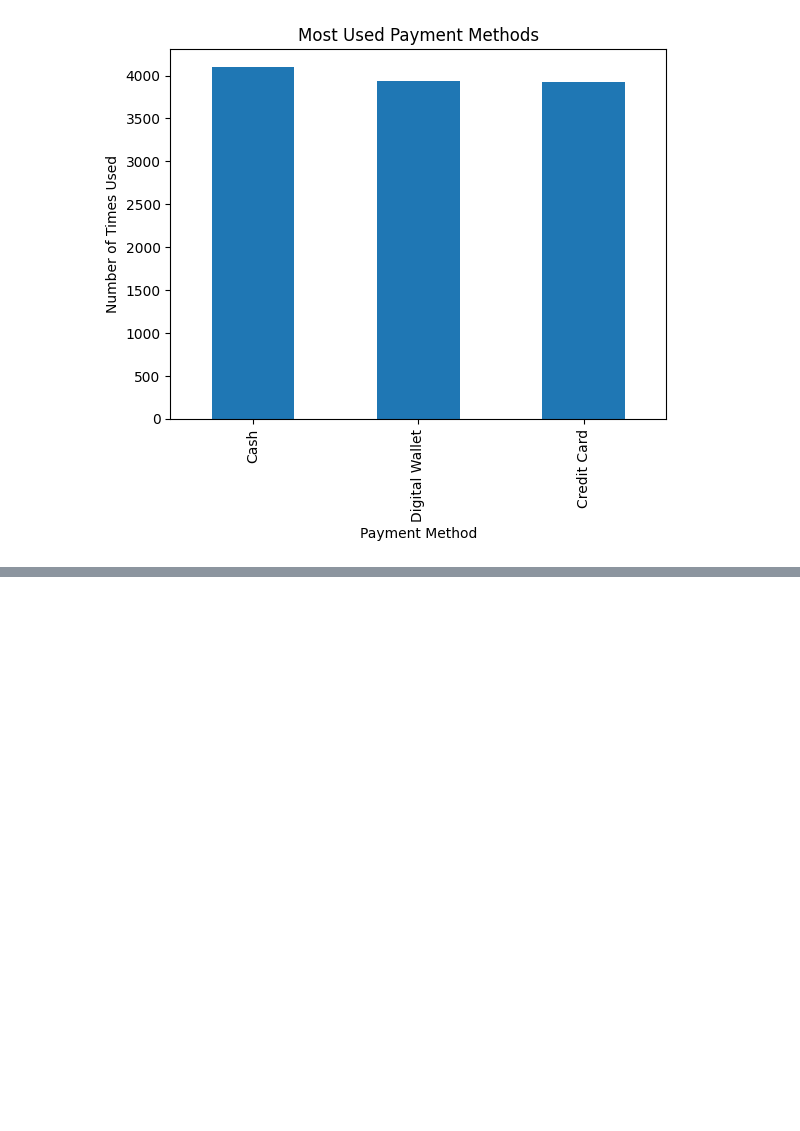
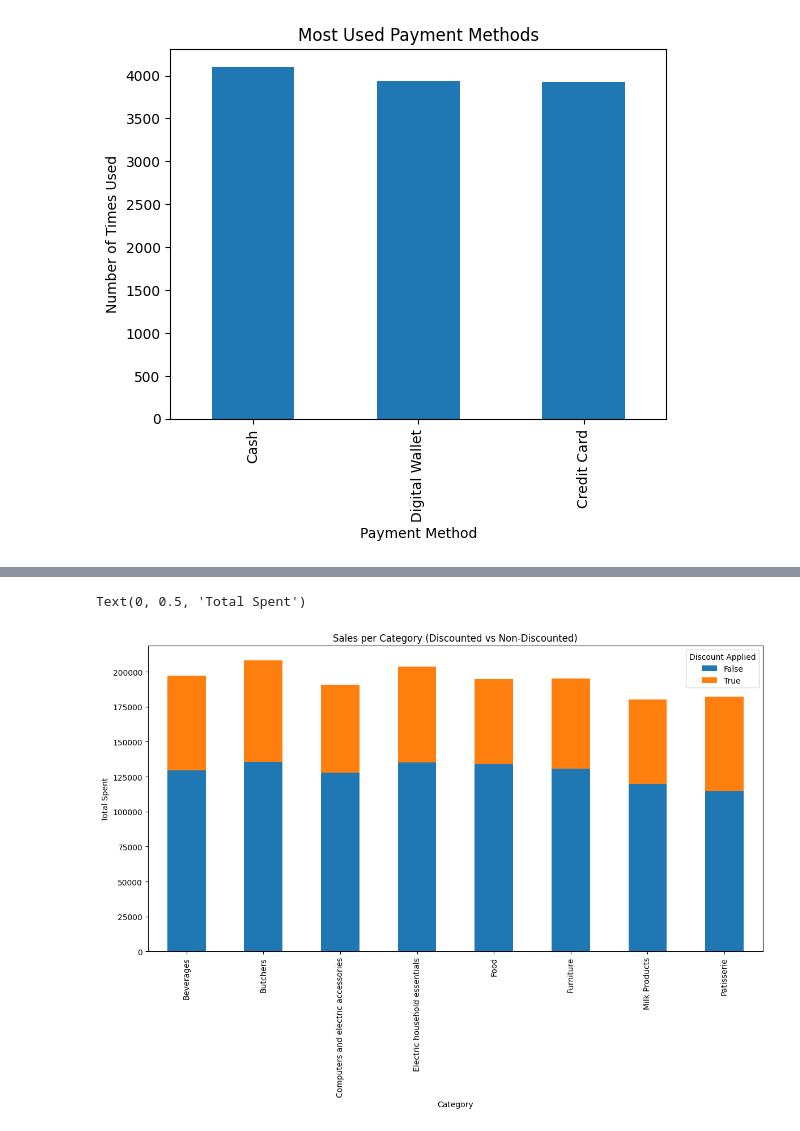
Before and after one commit to NawarajPoudel18/30-Data-science, a Jupyter notebook: assigenemtday15.ipynb, the cells around one changed output, grey strips where cells are left out. Drawn from its saved outputs; the diff is of its cells as text; code cells hidden in the pictures; blank space fills up the shorter version.

```diff
--- a/assigenemtday15.ipynb
+++ b/assigenemtday15.ipynb
@@ -133,0 +136,8 @@ plt.show()
+# %%
+cat_disc_spent = df.groupby(['Category', 'Discount Applied'])['Total Spent'].sum().unstack().fillna(0)
+cat_disc_spent.plot(kind='bar', stacked=True, figsize=(14, 7))
+plt.title('Sales per Category (Discounted vs Non-Discounted)')
+plt.ylabel('Total Spent')
+# %% [output]
+Text(0, 0.5, 'Total Spent')
+[figure, added]
```
Also changed, not shown: parts of 7 cells of this notebook, 1 other file.
